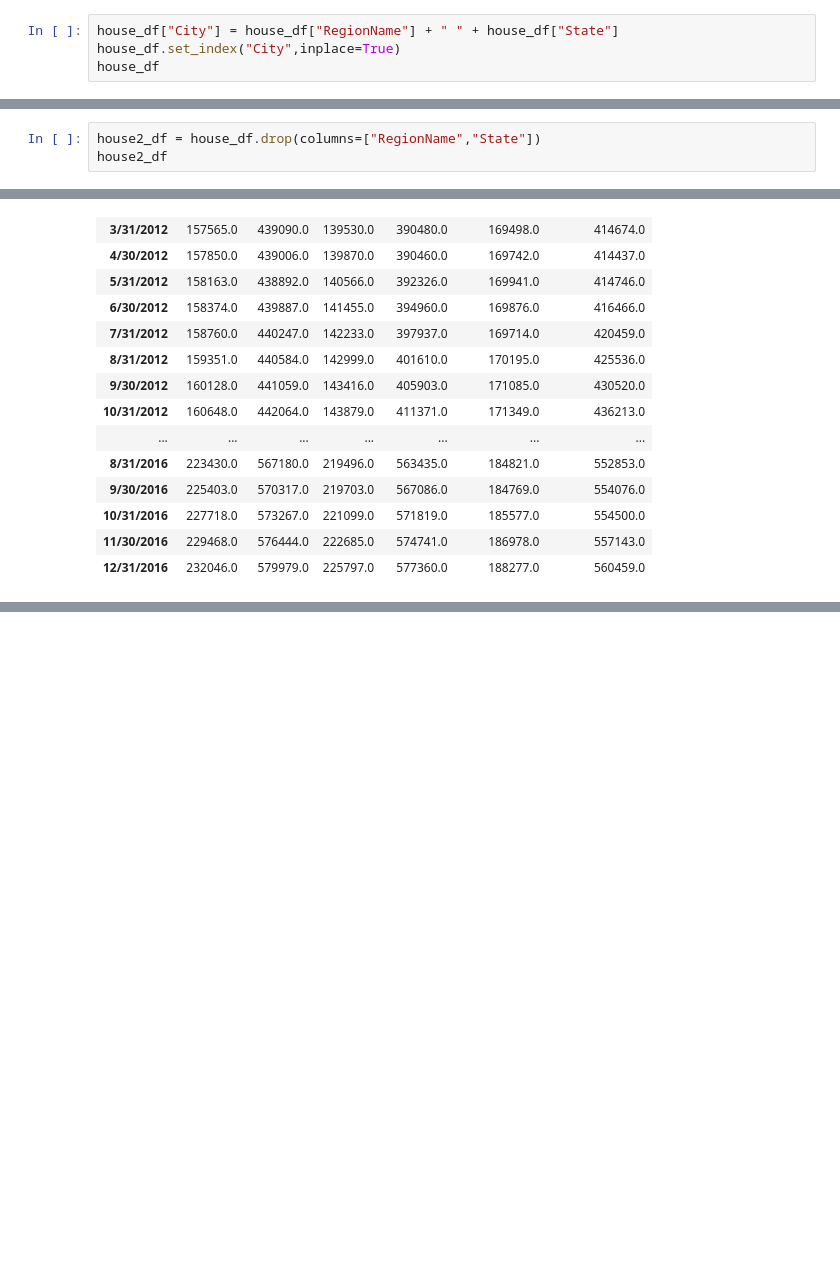
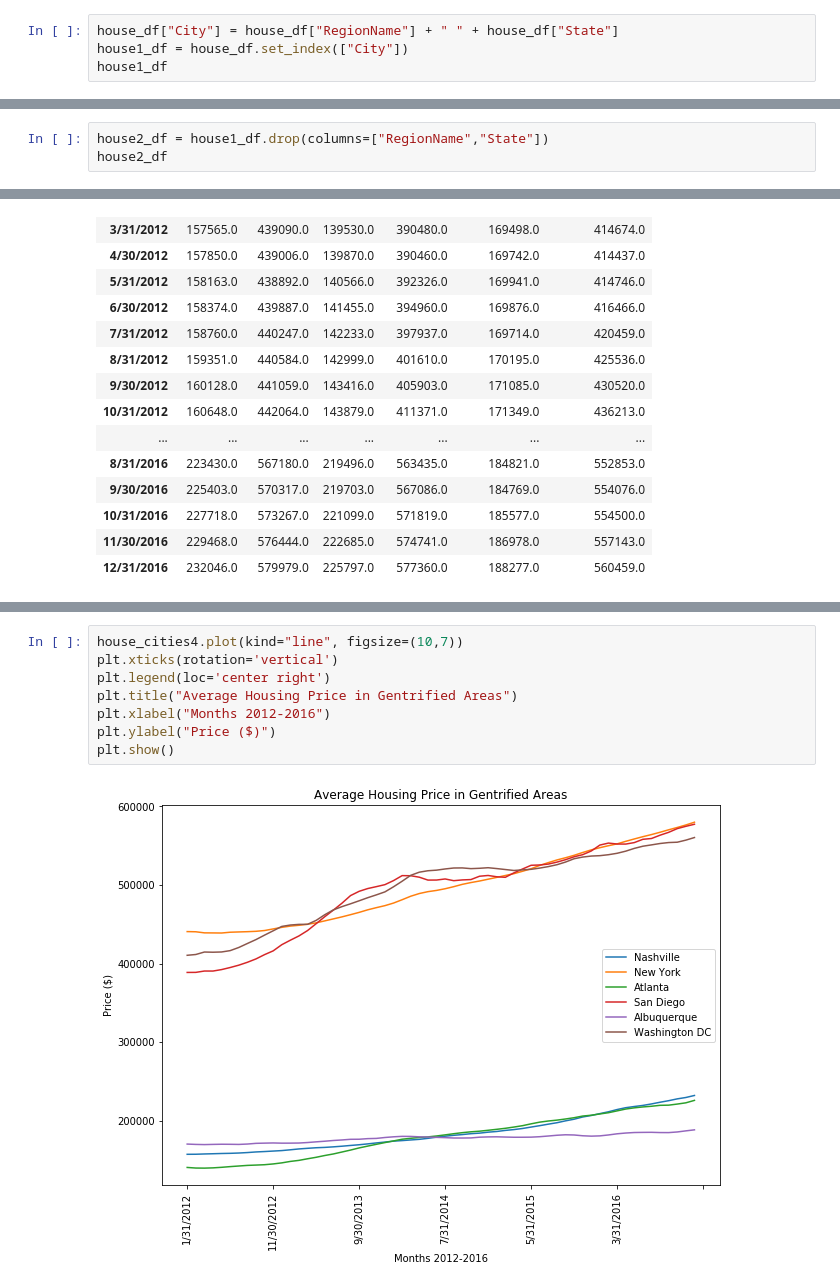
Before and after one commit to mdcrawford27/Project_1, a Jupyter notebook: Property_Values/Housing_Prices.ipynb, the cells around one changed output, grey strips where cells are left out. Drawn from its saved outputs; the diff is of its cells as text; blank space fills up the shorter version.

```diff
--- a/Property_Values/Housing_Prices.ipynb
+++ b/Property_Values/Housing_Prices.ipynb
@@ -26,8 +26,8 @@ house_df.head()
 5 rows × 86 columns
 # %%
 house_df["City"] = house_df["RegionName"] + " " + house_df["State"]
-house_df.set_index("City",inplace=True)
-house_df
+house1_df = house_df.set_index(["City"])
+house1_df
 # %% [output]
 |  | RegionName | State | 1/31/2011 | 2/28/2011 | 3/31/2011 | 4/30/2011 | 5/31/2011 | 6/30/2011 | 7/31/2011 | ... |
 | City |  |  |  |  |  |  |  |  |  | ... |
@@ -44,7 +44,7 @@ house_df
 | New Paris PA | New Paris | PA | NaN | NaN | NaN | NaN | NaN | NaN | NaN | ... |
 26502 rows × 86 columns
 # %%
-house2_df = house_df.drop(columns=["RegionName","State"])
+house2_df = house1_df.drop(columns=["RegionName","State"])
 house2_df
 # %% [output]
 |  | 1/31/2011 | 2/28/2011 | 3/31/2011 | 4/30/2011 | 5/31/2011 | 6/30/2011 | 7/31/2011 | 8/31/2011 | 9/30/2011 | ... |
@@ -157,0 +183,10 @@ lines = house_cities.plot.line()
+# %%
+house_cities4.plot(kind="line", figsize=(10,7))
+plt.xticks(rotation='vertical')
+plt.legend(loc='center right')
+plt.title("Average Housing Price in Gentrified Areas")
+plt.xlabel("Months 2012-2016")
+plt.ylabel("Price ($)")
+plt.show()
+# %% [output]
+[figure, added]
```
Also changed, not shown: parts of 10 cells of this notebook.
